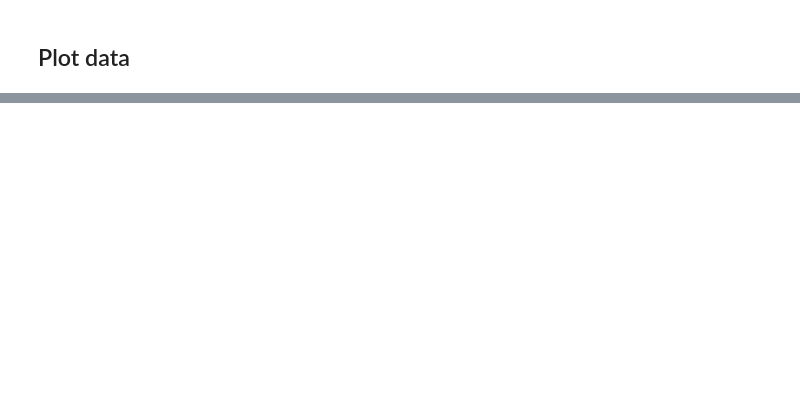
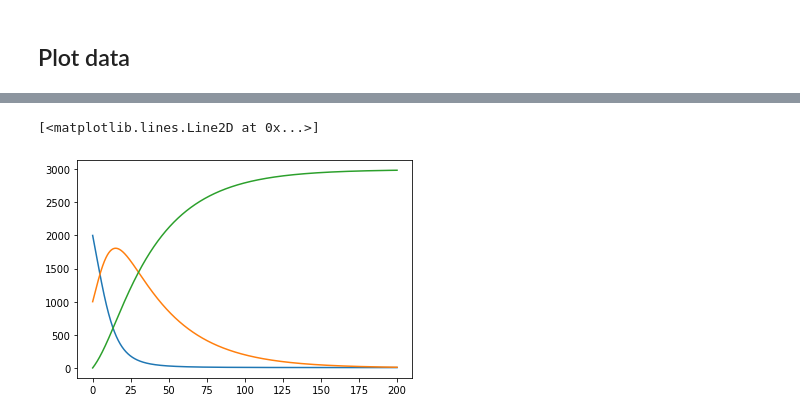
Before and after one commit to lukastk/PyRossGeo, a Jupyter notebook: examples/ex1-age-structured-SIR-on-a-single-node/ex1-age-structured-SIR-on-a-single-node.ipynb, the cells around one changed output, grey strips where cells are left out. Cells and saved outputs as stored; diff of their text form; code cells hidden in the pictures; blank space fills up the shorter version.

```diff
--- a/examples/ex1-age-structured-SIR-on-a-single-node/ex1-age-structured-SIR-on-a-single-node.ipynb
+++ b/examples/ex1-age-structured-SIR-on-a-single-node/ex1-age-structured-SIR-on-a-single-node.ipynb
@@ -76,0 +68,41 @@ Text(0.5, 0, 'Days')
+# %%
+min_in_days = 60*24
+beta = 0.18 / min_in_days
+gamma = 0.03 / min_in_days
+
+s = 2000
+i = 1000
+r = 0
+n = s + i + r
+
+dt = 0.1
+ss = [s]
+ii = [i]
+rr = [r]
+tt = [0]
+
+t = 0
+
+for t in np.arange(t_start+dt, t_end, dt):
+    ds = ( -beta*i*s/n )
+    di = ( beta*i*s/n - gamma*i)
+    dr = (gamma*i)
+
+    s += ds*dt
+    i += di*dt
+    #print(s+ds*dt)
+    r += dr*dt
+
+    ss.append(s)
+    ii.append(i)
+    rr.append(r)
+    tt.append(t)
+
+tt_days = np.array(tt) / min_in_days
+
+plt.plot(tt_days, ss, label="S")
+plt.plot(tt_days, ii, label="I")
+plt.plot(tt_days, rr, label="R")
+# %% [output]
+[<matplotlib.lines.Line2D at 0x...>]
+[figure, added]
```
Also changed, not shown: parts of 8 cells of this notebook, 20 other files.
